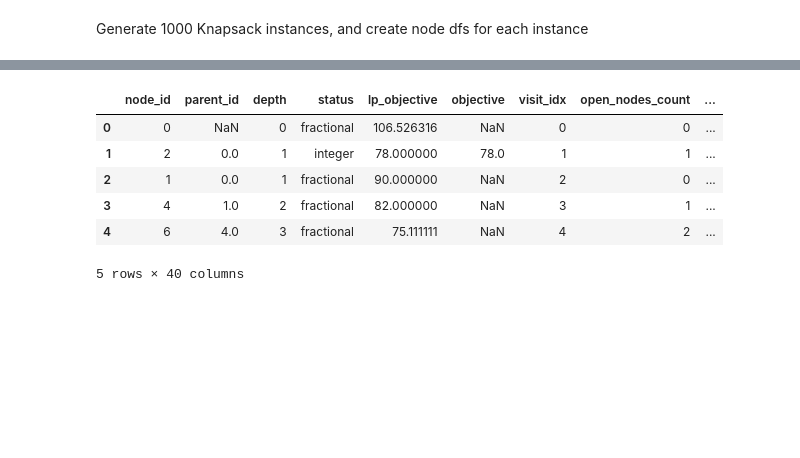
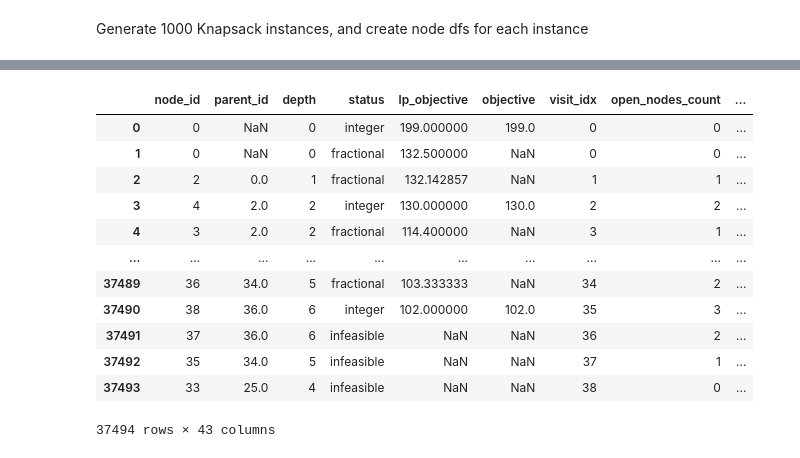
Before and after one commit to rpp5/CMOR-Research, a Jupyter notebook: CMOR_Research/Code/generate_dataset.ipynb, the cells around one changed output, grey strips where cells are left out. Drawn from its saved outputs; the diff is of its cells as text; code cells hidden in the pictures; blank space fills up the shorter version.

```diff
--- a/CMOR_Research/Code/generate_dataset.ipynb
+++ b/CMOR_Research/Code/generate_dataset.ipynb
@@ -5,5 +5,5 @@ import numpy as np
 import pandas as pd
 from knapsack_functions import *
 # %%
-df = build_training_instance(0)
+df_complete = build_training_set(num_instances=1000)
 # %% [output]
@@ -11,10 +27,16 @@ df = build_training_instance(0)
 # %%
-df.head()
+df_complete
 # %% [output]
 |  | node_id | parent_id | depth | status | lp_objective | objective | visit_idx | open_nodes_count | ... |
-| 0 | 0 | NaN | 0 | fractional | 106.526316 | NaN | 0 | 0 | ... |
-| 1 | 2 | 0.0 | 1 | integer | 78.000000 | 78.0 | 1 | 1 | ... |
-| 2 | 1 | 0.0 | 1 | fractional | 90.000000 | NaN | 2 | 0 | ... |
-| 3 | 4 | 1.0 | 2 | fractional | 82.000000 | NaN | 3 | 1 | ... |
-| 4 | 6 | 4.0 | 3 | fractional | 75.111111 | NaN | 4 | 2 | ... |
+| 0 | 0 | NaN | 0 | integer | 199.000000 | 199.0 | 0 | 0 | ... |
+| 1 | 0 | NaN | 0 | fractional | 132.500000 | NaN | 0 | 0 | ... |
+| 2 | 2 | 0.0 | 1 | fractional | 132.142857 | NaN | 1 | 1 | ... |
+| 3 | 4 | 2.0 | 2 | integer | 130.000000 | 130.0 | 2 | 2 | ... |
+| 4 | 3 | 2.0 | 2 | fractional | 114.400000 | NaN | 3 | 1 | ... |
+| ... | ... | ... | ... | ... | ... | ... | ... | ... | ... |
+| 37489 | 36 | 34.0 | 5 | fractional | 103.333333 | NaN | 34 | 2 | ... |
+| 37490 | 38 | 36.0 | 6 | integer | 102.000000 | 102.0 | 35 | 3 | ... |
+| 37491 | 37 | 36.0 | 6 | infeasible | NaN | NaN | 36 | 2 | ... |
+| 37492 | 35 | 34.0 | 5 | infeasible | NaN | NaN | 37 | 1 | ... |
+| 37493 | 33 | 25.0 | 4 | infeasible | NaN | NaN | 38 | 0 | ... |
-5 rows × 40 columns
+37494 rows × 43 columns
```
Also changed, not shown: parts of 1 cell of this notebook.
